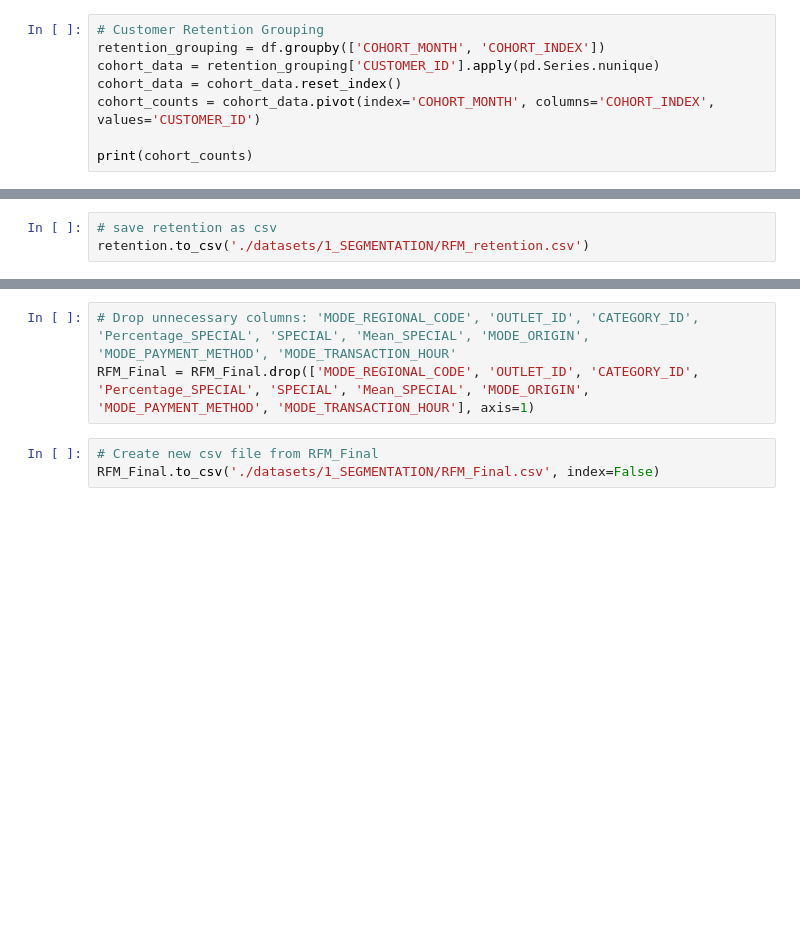
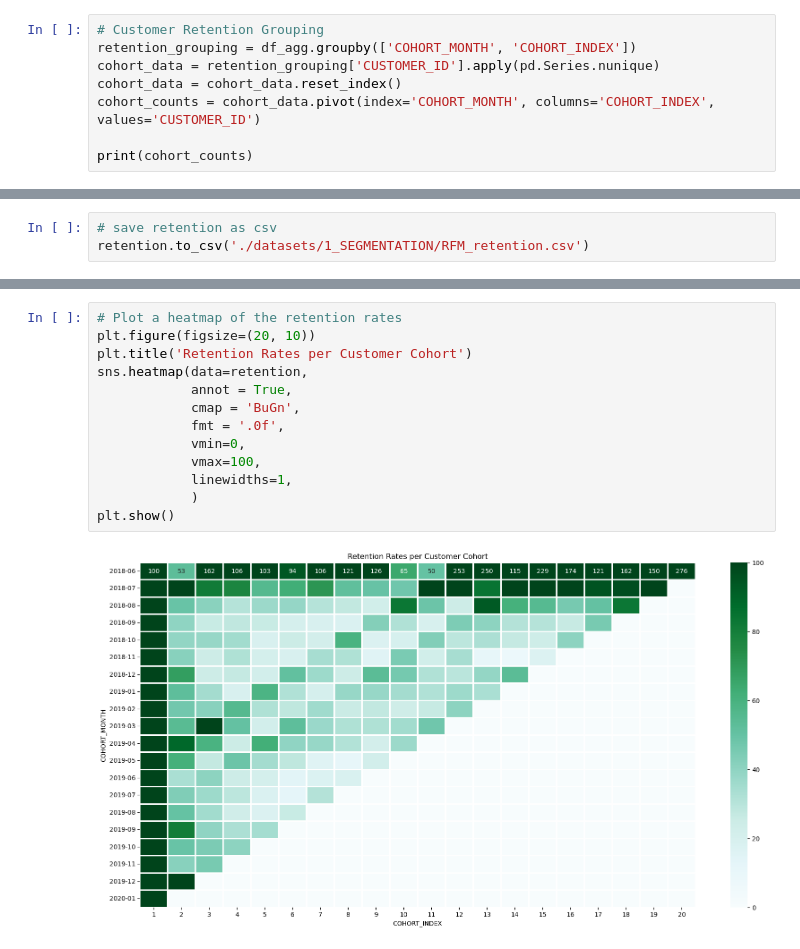
Before and after one commit to PeterBaraka/ml_fieldwork_lab, a Jupyter notebook: seg_preprocess.ipynb, the cells around one changed output, grey strips where cells are left out. Cells and saved outputs as stored; diff of their text form; blank space fills up the shorter version.

```diff
--- a/seg_preprocess.ipynb
+++ b/seg_preprocess.ipynb
@@ -314,6 +320,6 @@ df.head()
 # %%
 # Customer Retention Grouping
-retention_grouping = df.groupby(['COHORT_MONTH', 'COHORT_INDEX'])
+retention_grouping = df_agg.groupby(['COHORT_MONTH', 'COHORT_INDEX'])
 cohort_data = retention_grouping['CUSTOMER_ID'].apply(pd.Series.nunique)
 cohort_data = cohort_data.reset_index()
 cohort_counts = cohort_data.pivot(index='COHORT_MONTH', columns='COHORT_INDEX', values='CUSTOMER_ID')
@@ -788,6 +380,15 @@ RFM_Final.head()
-# %%
-# Drop unnecessary columns: 'MODE_REGIONAL_CODE', 'OUTLET_ID', 'CATEGORY_ID', 'Percentage_SPECIAL', 'SPECIAL', 'Mean_SPECIAL', 'MODE_ORIGIN', 'MODE_PAYMENT_METHOD', 'MODE_TRANSACTION_HOUR'
-RFM_Final = RFM_Final.drop(['MODE_REGIONAL_CODE', 'OUTLET_ID', 'CATEGORY_ID', 'Percentage_SPECIAL', 'SPECIAL', 'Mean_SPECIAL', 'MODE_ORIGIN', 'MODE_PAYMENT_METHOD', 'MODE_TRANSACTION_HOUR'], axis=1)
-# %%
-# Create new csv file from RFM_Final
-RFM_Final.to_csv('./datasets/1_SEGMENTATION/RFM_Final.csv', index=False)
+# %%
+# Plot a heatmap of the retention rates
+plt.figure(figsize=(20, 10))
+plt.title('Retention Rates per Customer Cohort')
+sns.heatmap(data=retention,
+            annot = True,
+            cmap = 'BuGn',
+            fmt = '.0f',
+            vmin=0,
+            vmax=100,
+            linewidths=1,
+            )
+plt.show()
+# %% [output]
+[figure, added]
```
Also changed, not shown: parts of 73 cells of this notebook.
